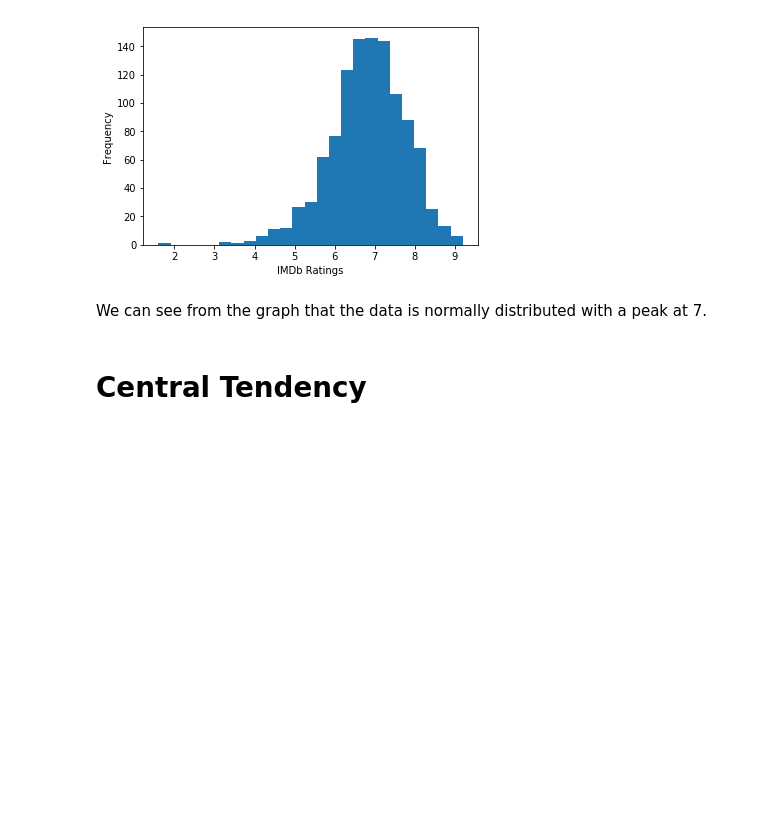
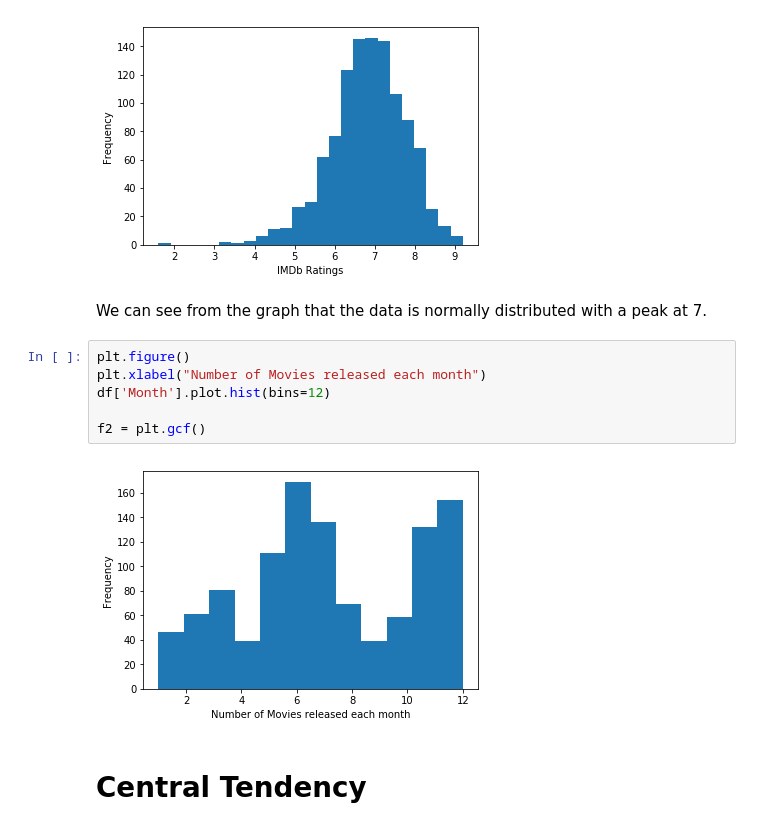
Before and after one commit to SephalTheX/Corollators, a Jupyter notebook: FinalProject.ipynb, the cells around one changed output. Drawn from its saved outputs; the diff is of its cells as text; blank space fills up the shorter version.

Commit message:
Analysis 2: Revenue vs. Month + Ratings

```diff
--- a/FinalProject.ipynb
+++ b/FinalProject.ipynb
@@ -198,6 +211,14 @@ f2 = plt.gcf()
 [figure]
 # %% [markdown]
 We can see from the graph that the data is normally distributed with a peak at 7.
+# %%
+plt.figure()
+plt.xlabel("Number of Movies released each month")
+df['Month'].plot.hist(bins=12)
+
+f2 = plt.gcf()
+# %% [output]
+[figure, added]
 # %% [markdown]
 # Central Tendency
 # %% [markdown]
```
Also changed, not shown: parts of 42 cells of this notebook, 1 other file.
